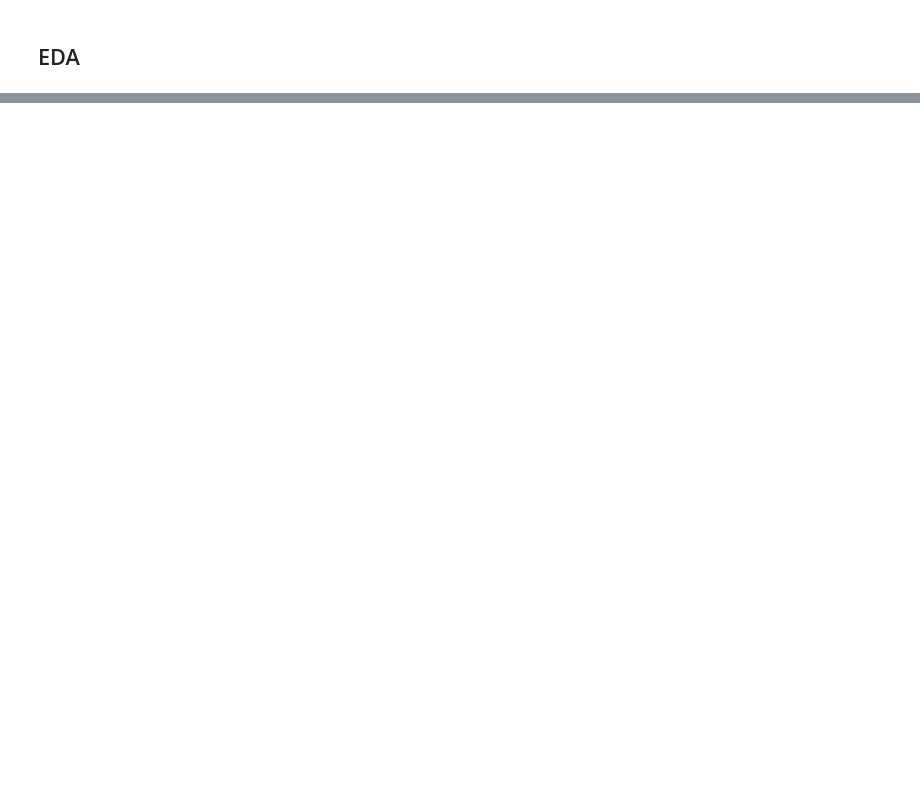
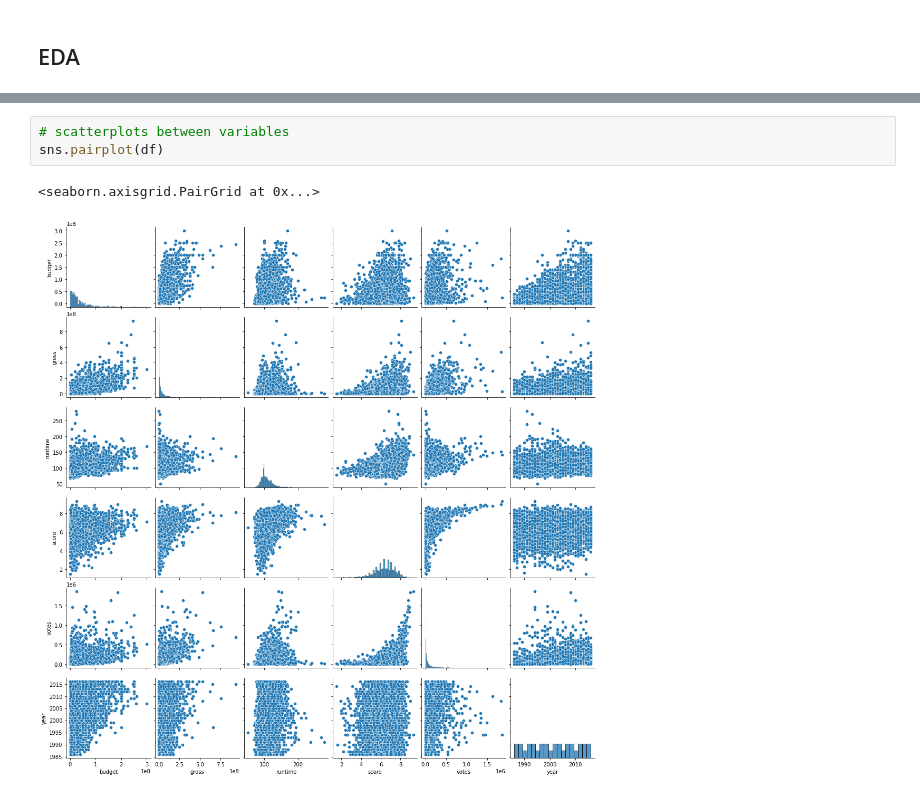
Before and after one commit to Albert-GM/mtys_challenge, a Jupyter notebook: notebooks/movies.ipynb, the cells around one changed output, grey strips where cells are left out. Saved outputs shown, nothing was run; the diff lists cells and outputs as text; blank space fills up the shorter version.

```diff
--- a/notebooks/movies.ipynb
+++ b/notebooks/movies.ipynb
@@ -40,0 +271,6 @@ df = df_raw.copy()
+# %%
+# scatterplots between variables
+sns.pairplot(df)
+# %% [output]
+<seaborn.axisgrid.PairGrid at 0x...>
+[figure, added]
```
Also changed, not shown: parts of 56 cells of this notebook, 1 other file.
